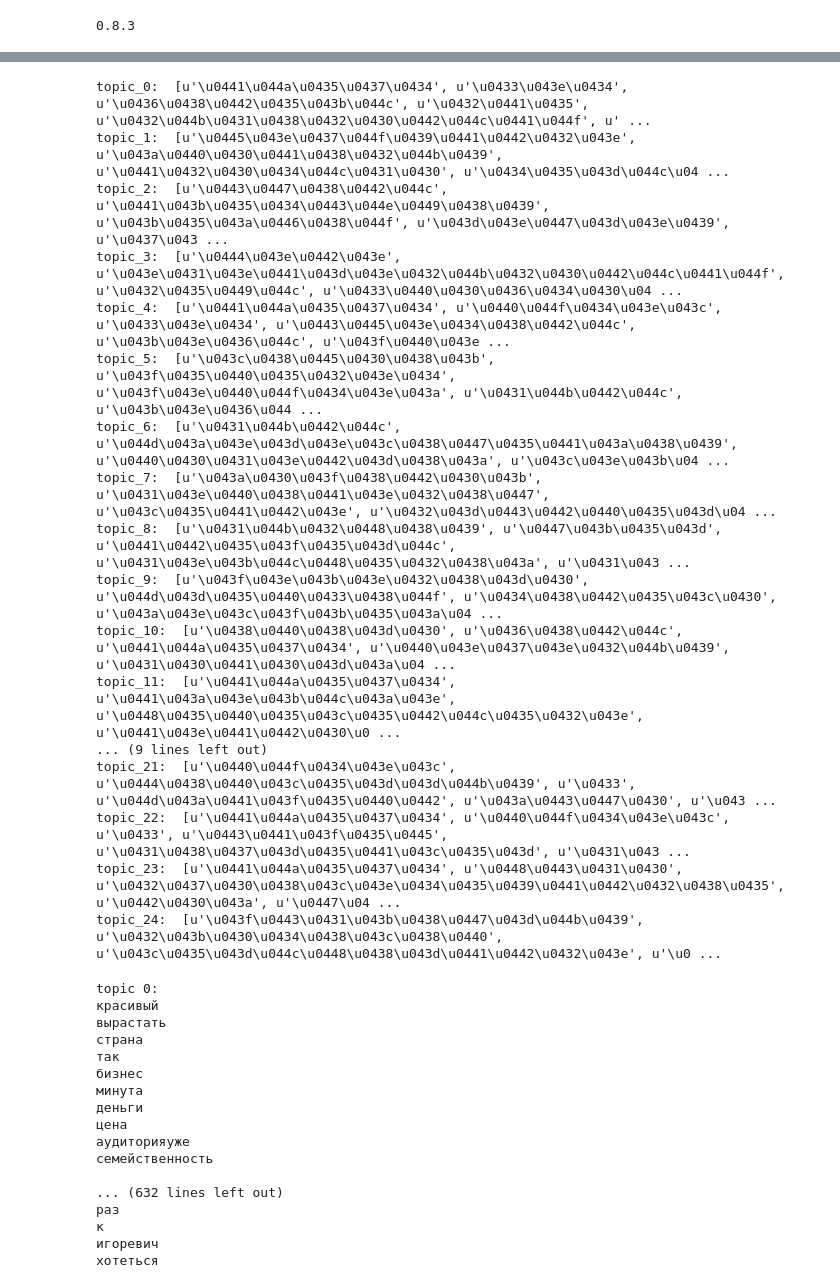
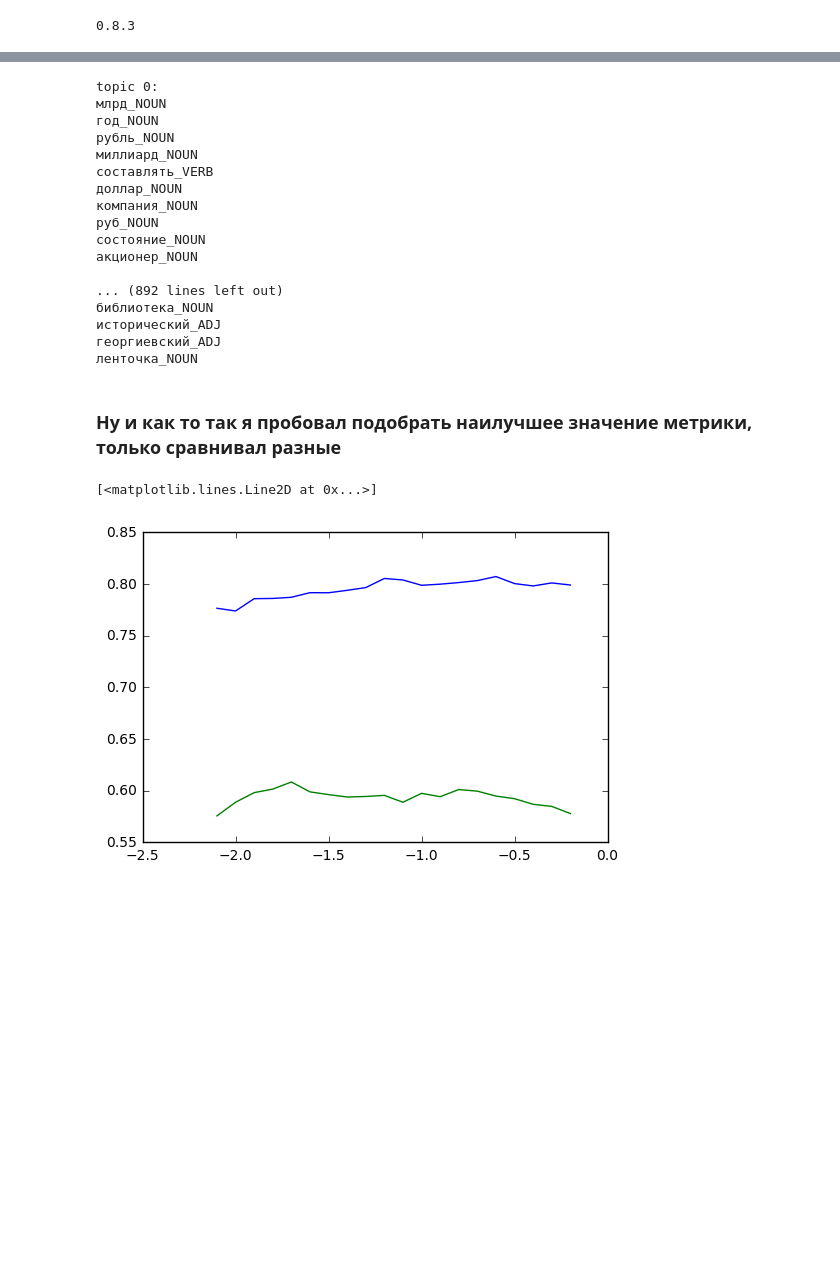
Before and after one commit to KurganskyD/Network-science-project, a Jupyter notebook: Big-ARTM testing example.ipynb, the cells around one changed output, grey strips where cells are left out. Cells and saved outputs as stored; diff of their text form; code cells hidden in the pictures; blank space fills up the shorter version.

```diff
--- a/Big-ARTM testing example.ipynb
+++ b/Big-ARTM testing example.ipynb
@@ -112,3 +129,3 @@ model_artm.scores.add(artm.TopTokensScore(name='TopTokensScore', num_tokens=10))
 # %%
-model_plsa.fit_offline(batch_vectorizer=batch_vectorizer, num_collection_passes=25)
-model_artm.fit_offline(batch_vectorizer=batch_vectorizer, num_collection_passes=25)
+model_plsa.fit_offline(batch_vectorizer=batch_vectorizer, num_collection_passes=4)
+model_artm.fit_offline(batch_vectorizer=batch_vectorizer, num_collection_passes=4)
@@ -140,0 +132,3 @@ plt.show()
+# %%
+model_plsa.fit_offline(batch_vectorizer=batch_vectorizer, num_collection_passes=5)
+model_artm.fit_offline(batch_vectorizer=batch_vectorizer, num_collection_passes=5)
@@ -141,25 +179,5 @@ plt.show()
 # %%
-a = []
-b= []
+topic_words= []
 
-for topic_name in model_plsa.topic_names:
-    print topic_name + ': ',
-    print model_plsa.score_tracker['TopTokensScore'].last_tokens[topic_name]
+for topic_name in model_artm.topic_names:
+    topic_words.append(model_artm.score_tracker['TopTokensScore'].last_tokens[topic_name])
-# %% [output]
-topic_0:  [u'\u0441\u044a\u0435\u0437\u0434', u'\u0433\u043e\u0434', u'\u0436\u0438\u0442\u0435\u043b\u044c', u'\u0432\u0441\u0435', u'\u0432\u044b\u0431\u0438\u0432\u0430\u0442\u044c\u0441\u044f', u' ...
-topic_1:  [u'\u0445\u043e\u0437\u044f\u0439\u0441\u0442\u0432\u043e', u'\u043a\u0440\u0430\u0441\u0438\u0432\u044b\u0439', u'\u0441\u0432\u0430\u0434\u044c\u0431\u0430', u'\u0434\u0435\u043d\u044c\u04 ...
-topic_2:  [u'\u0443\u0447\u0438\u0442\u044c', u'\u0441\u043b\u0435\u0434\u0443\u044e\u0449\u0438\u0439', u'\u043b\u0435\u043a\u0446\u0438\u044f', u'\u043d\u043e\u0447\u043d\u043e\u0439', u'\u0437\u043 ...
-topic_3:  [u'\u0444\u043e\u0442\u043e', u'\u043e\u0431\u043e\u0441\u043d\u043e\u0432\u044b\u0432\u0430\u0442\u044c\u0441\u044f', u'\u0432\u0435\u0449\u044c', u'\u0433\u0440\u0430\u0436\u0434\u0430\u04 ...
-topic_4:  [u'\u0441\u044a\u0435\u0437\u0434', u'\u0440\u044f\u0434\u043e\u043c', u'\u0433\u043e\u0434', u'\u0443\u0445\u043e\u0434\u0438\u0442\u044c', u'\u043b\u043e\u0436\u044c', u'\u043f\u0440\u043e ...
-topic_5:  [u'\u043c\u0438\u0445\u0430\u0438\u043b', u'\u043f\u0435\u0440\u0435\u0432\u043e\u0434', u'\u043f\u043e\u0440\u044f\u0434\u043e\u043a', u'\u0431\u044b\u0442\u044c', u'\u043b\u043e\u0436\u044 ...
-topic_6:  [u'\u0431\u044b\u0442\u044c', u'\u044d\u043a\u043e\u043d\u043e\u043c\u0438\u0447\u0435\u0441\u043a\u0438\u0439', u'\u0440\u0430\u0431\u043e\u0442\u043d\u0438\u043a', u'\u043c\u043e\u043b\u04 ...
-topic_7:  [u'\u043a\u0430\u043f\u0438\u0442\u0430\u043b', u'\u0431\u043e\u0440\u0438\u0441\u043e\u0432\u0438\u0447', u'\u043c\u0435\u0441\u0442\u043e', u'\u0432\u043d\u0443\u0442\u0440\u0435\u043d\u04 ...
-topic_8:  [u'\u0431\u044b\u0432\u0448\u0438\u0439', u'\u0447\u043b\u0435\u043d', u'\u0441\u0442\u0435\u043f\u0435\u043d\u044c', u'\u0431\u043e\u043b\u044c\u0448\u0435\u0432\u0438\u043a', u'\u0431\u043 ...
-topic_9:  [u'\u043f\u043e\u043b\u043e\u0432\u0438\u043d\u0430', u'\u044d\u043d\u0435\u0440\u0433\u0438\u044f', u'\u0434\u0438\u0442\u0435\u043c\u0430', u'\u043a\u043e\u043c\u043f\u043b\u0435\u043a\u04 ...
-topic_10:  [u'\u0438\u0440\u0438\u043d\u0430', u'\u0436\u0438\u0442\u044c', u'\u0441\u044a\u0435\u0437\u0434', u'\u0440\u043e\u0437\u043e\u0432\u044b\u0439', u'\u0431\u0430\u0441\u0430\u043d\u043a\u04 ...
-topic_11:  [u'\u0441\u044a\u0435\u0437\u0434', u'\u0441\u043a\u043e\u043b\u044c\u043a\u043e', u'\u0448\u0435\u0440\u0435\u043c\u0435\u0442\u044c\u0435\u0432\u043e', u'\u0441\u043e\u0441\u0442\u0430\u0 ...
-... (9 lines left out)
-topic_21:  [u'\u0440\u044f\u0434\u043e\u043c', u'\u0444\u0438\u0440\u043c\u0435\u043d\u043d\u044b\u0439', u'\u0433', u'\u044d\u043a\u0441\u043f\u0435\u0440\u0442', u'\u043a\u0443\u0447\u0430', u'\u043 ...
-topic_22:  [u'\u0441\u044a\u0435\u0437\u0434', u'\u0440\u044f\u0434\u043e\u043c', u'\u0433', u'\u0443\u0441\u043f\u0435\u0445', u'\u0431\u0438\u0437\u043d\u0435\u0441\u043c\u0435\u043d', u'\u0431\u043 ...
-topic_23:  [u'\u0441\u044a\u0435\u0437\u0434', u'\u0448\u0443\u0431\u0430', u'\u0432\u0437\u0430\u0438\u043c\u043e\u0434\u0435\u0439\u0441\u0442\u0432\u0438\u0435', u'\u0442\u0430\u043a', u'\u0447\u04 ...
-topic_24:  [u'\u043f\u0443\u0431\u043b\u0438\u0447\u043d\u044b\u0439', u'\u0432\u043b\u0430\u0434\u0438\u043c\u0438\u0440', u'\u043c\u0435\u043d\u044c\u0448\u0438\u043d\u0441\u0442\u0432\u043e', u'\u0 ...
@@ -173,24 +184,26 @@ for topic_name in model_artm.topic_names:
 # %%
-for j in range(50):
+for j in range(70):
     print('topic %d:' % j)
-    for i in b[j]:
+    for i in topic_words[j]:
         print i
     print('\n')
 # %% [output]
 topic 0:
-красивый
-вырастать
-страна
-так
-бизнес
-минута
-деньги
-цена
-аудиторияуже
-семейственность
+млрд_NOUN
+год_NOUN
+рубль_NOUN
+миллиард_NOUN
+составлять_VERB
+доллар_NOUN
+компания_NOUN
+руб_NOUN
+состояние_NOUN
+акционер_NOUN
 
-... (632 lines left out)
-раз
-к
-игоревич
-хотеться
+... (892 lines left out)
+библиотека_NOUN
+исторический_ADJ
+георгиевский_ADJ
+ленточка_NOUN
+# %% [markdown]
+### Ну и как то так я пробовал подобрать наилучшее значение метрики, только сравнивал разные
@@ -196,0 +255,6 @@ topic 0:
+# %%
+plt.plot(b,a2)
+plt.plot(b,a1)
+# %% [output]
+[<matplotlib.lines.Line2D at 0x...>]
+[figure, added]
```
Also changed, not shown: parts of 20 cells of this notebook, 22 other files.
